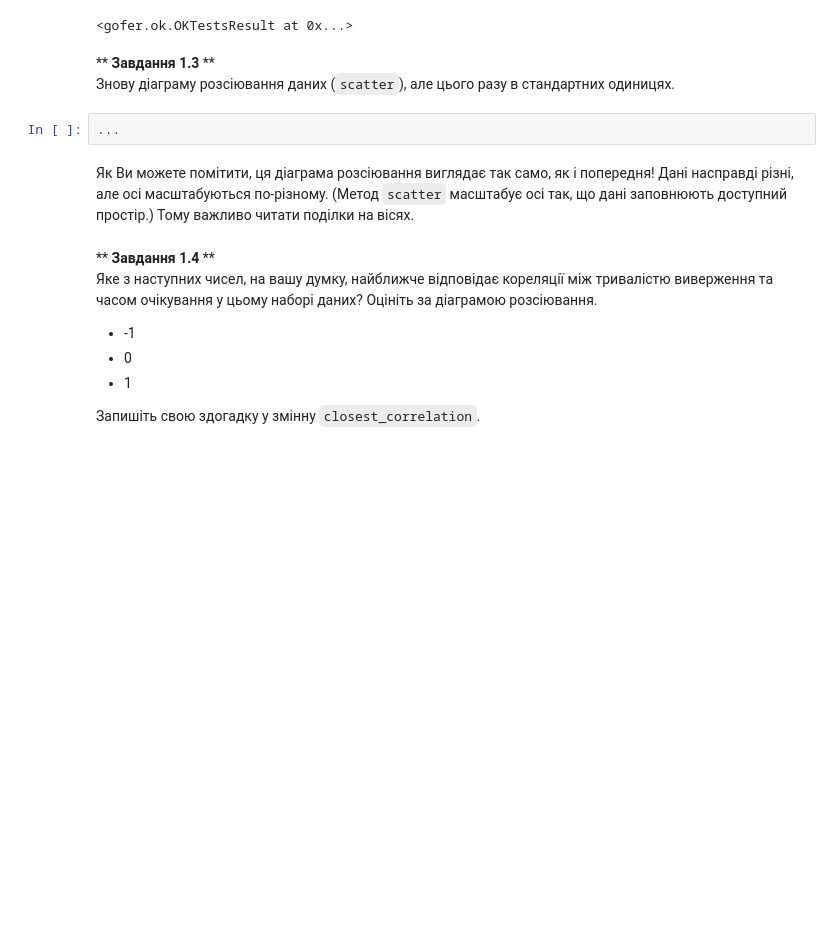
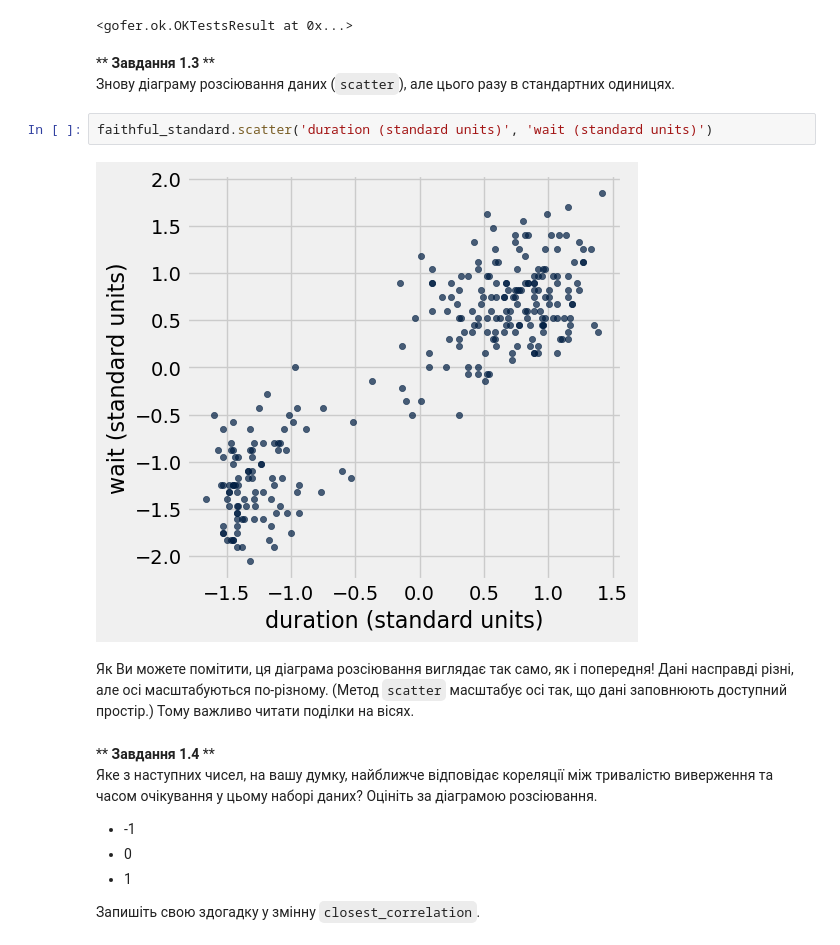
Before and after one commit to MaksimShum/Practices, a Jupyter notebook: pr2_4.ipynb, the cells around one changed output. Cells and saved outputs as stored; diff of their text form; blank space fills up the shorter version.

```diff
--- a/pr2_4.ipynb
+++ b/pr2_4.ipynb
@@ -111,8 +121,10 @@ check('tests/q1_2.py')
 ** <b>Завдання 1.3</b> **
 <br/>
 Знову діаграму розсіювання даних (`scatter`), але цього разу в стандартних одиницях.
-# %%
-...
+# %%
+faithful_standard.scatter('duration (standard units)', 'wait (standard units)')
+# %% [output]
+[figure, added]
 # %% [markdown]
 Як Ви можете помітити, ця діаграма розсіювання виглядає так само, як і попередня!  Дані насправді різні, але осі масштабуються по-різному.  (Метод `scatter` масштабує осі так, що дані заповнюють доступний простір.)  Тому важливо читати поділки на вісях.
 # %% [markdown]
```
Also changed, not shown: parts of 1 cell of this notebook.
